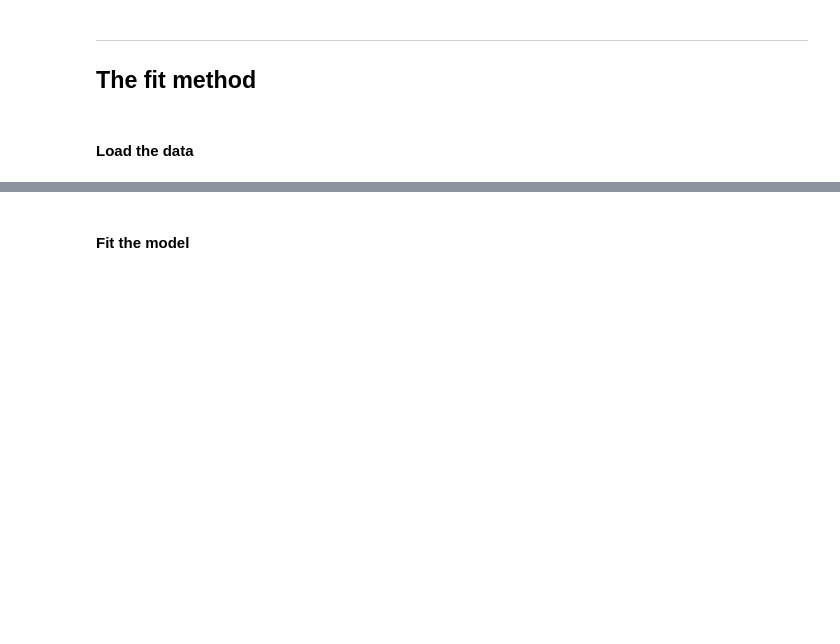
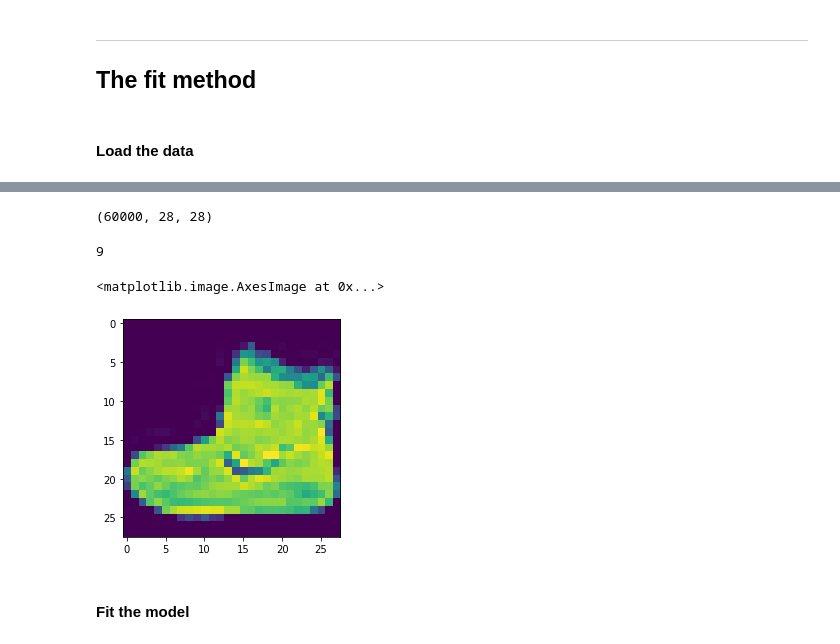
Before and after one commit to dominikwernerwolf/coursera, a Jupyter notebook: Feedforward_neural_networks.ipynb, the cells around one changed output, grey strips where cells are left out. Saved outputs shown, nothing was run; the diff lists cells and outputs as text; code cells hidden in the pictures; blank space fills up the shorter version.

```diff
--- a/Feedforward_neural_networks.ipynb
+++ b/Feedforward_neural_networks.ipynb
@@ -146,5 +158,8 @@ fashion_mnist_data = tf.keras.datasets.fashion_mnist
 # %%
 # Print the shape of the training data
+train_images.shape
+# %% [output]
+(60000, 28, 28)
 # %%
 # Define the labels
 
@@ -160,9 +175,20 @@ labels = [
     'Bag',
     'Ankle boot'
 ]
+print(train_labels[0])
+# %% [output]
+9
 # %%
 # Rescale the image values so that they lie in between 0 and 1.
+
+train_images = train_images / 255.
+test_images = test_images / 255.
 # %%
 # Display one of the images
+
+plt.imshow(train_images[0,:,:])
+# %% [output]
+<matplotlib.image.AxesImage at 0x...>
+[figure, added]
 # %% [markdown]
 #### Fit the model
```
Also changed, not shown: parts of 7 cells of this notebook.
